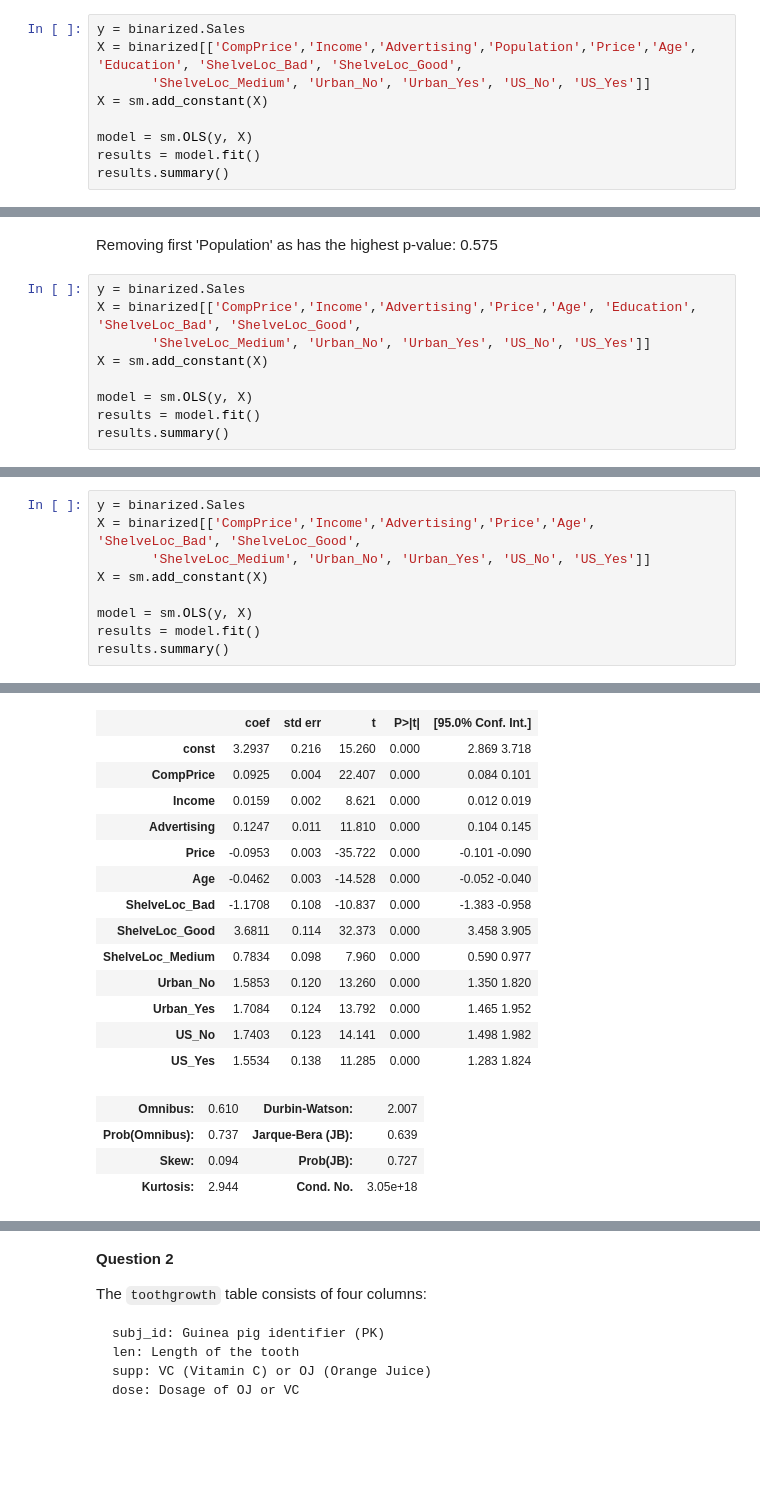
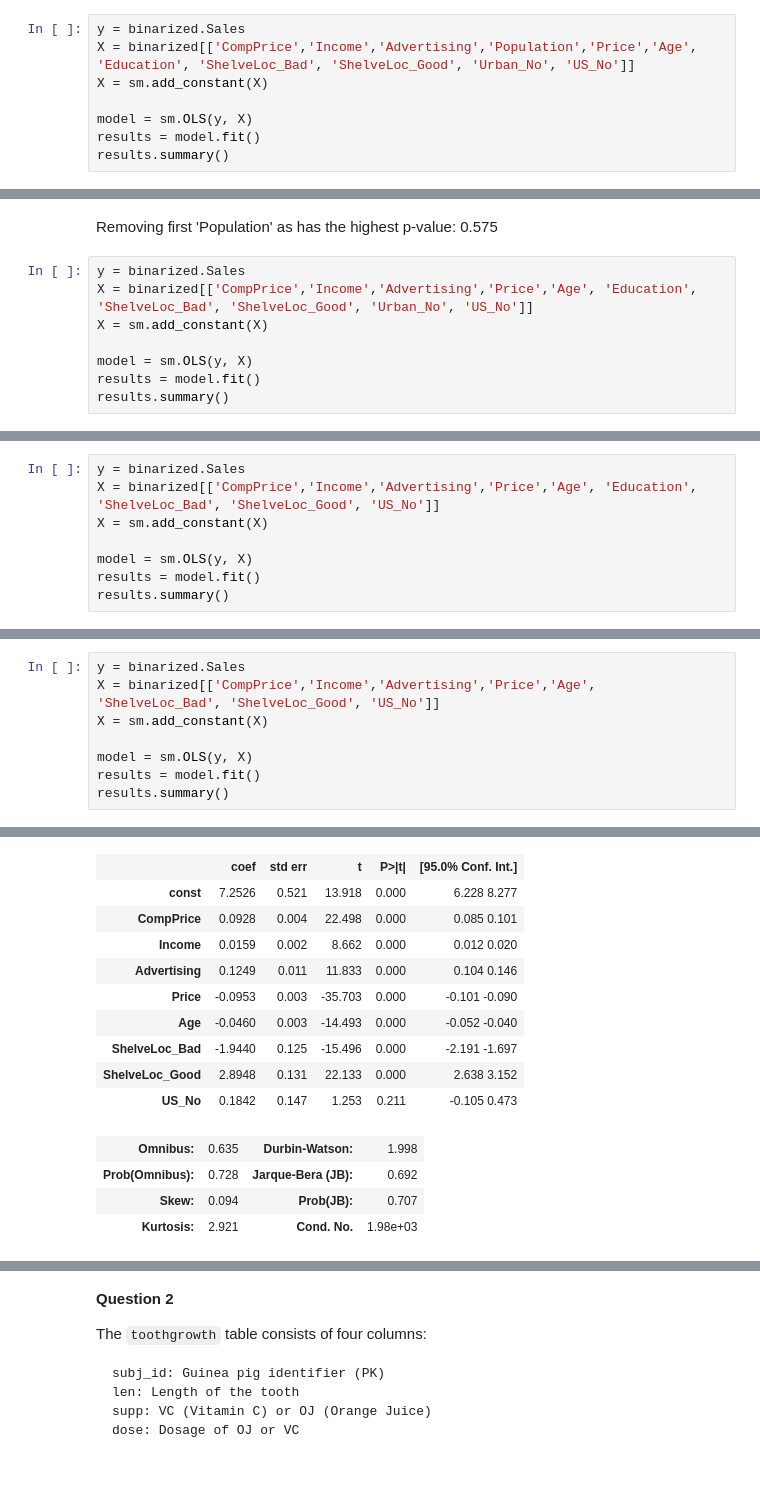
Before and after one commit to carlespoles/DSCI6002-student, a Jupyter notebook: week6/6-3_MultReg2/DSCI6002-6.3-Lab-ChristiaanFulton_CarlesPolesMielgo.ipynb, the cells around one changed output, grey strips where cells are left out. Saved outputs shown, nothing was run; the diff lists cells and outputs as text; blank space fills up the shorter version.

```diff
--- a/week6/6-3_MultReg2/DSCI6002-6.3-Lab-ChristiaanFulton_CarlesPolesMielgo.ipynb
+++ b/week6/6-3_MultReg2/DSCI6002-6.3-Lab-ChristiaanFulton_CarlesPolesMielgo.ipynb
@@ -137,8 +180,7 @@ Index(['Sales', 'CompPrice', 'Income', 'Advertising', 'Population', 'Price',
 #### 4
 # %%
 y = binarized.Sales
-X = binarized[['CompPrice','Income','Advertising','Population','Price','Age', 'Education', 'ShelveLoc_Bad', 'ShelveLoc_Good',
-       'ShelveLoc_Medium', 'Urban_No', 'Urban_Yes', 'US_No', 'US_Yes']]
+X = binarized[['CompPrice','Income','Advertising','Population','Price','Age', 'Education', 'ShelveLoc_Bad', 'ShelveLoc_Good', 'Urban_No', 'US_No']]
 X = sm.add_constant(X)
 
 model = sm.OLS(y, X)
@@ -185,8 +252,7 @@ OLS Regression Results
 Removing first 'Population' as has the highest p-value: 0.575
 # %%
 y = binarized.Sales
-X = binarized[['CompPrice','Income','Advertising','Price','Age', 'Education', 'ShelveLoc_Bad', 'ShelveLoc_Good',
-       'ShelveLoc_Medium', 'Urban_No', 'Urban_Yes', 'US_No', 'US_Yes']]
+X = binarized[['CompPrice','Income','Advertising','Price','Age', 'Education', 'ShelveLoc_Bad', 'ShelveLoc_Good', 'Urban_No', 'US_No']]
 X = sm.add_constant(X)
 
 model = sm.OLS(y, X)
@@ -224,0 +290,8 @@ OLS Regression Results
+# %%
+y = binarized.Sales
+X = binarized[['CompPrice','Income','Advertising','Price','Age', 'Education', 'ShelveLoc_Bad', 'ShelveLoc_Good', 'US_No']]
+X = sm.add_constant(X)
+
+model = sm.OLS(y, X)
+results = model.fit()
+results.summary()
@@ -227,7 +326,6 @@ Removing 'Education' as it has a p-value of 0.253.
 # %%
 y = binarized.Sales
-X = binarized[['CompPrice','Income','Advertising','Price','Age', 'ShelveLoc_Bad', 'ShelveLoc_Good',
-       'ShelveLoc_Medium', 'Urban_No', 'Urban_Yes', 'US_No', 'US_Yes']]
+X = binarized[['CompPrice','Income','Advertising','Price','Age', 'ShelveLoc_Bad', 'ShelveLoc_Good', 'US_No']]
 X = sm.add_constant(X)
 
 model = sm.OLS(y, X)
@@ -246,19 +344,15 @@ OLS Regression Results
 | Covariance Type: | nonrobust |  |  |
 |  | coef | std err | t | P>|t| | [95.0% Conf. Int.] |
-| const | 3.2937 | 0.216 | 15.260 | 0.000 | 2.869 3.718 |
-| CompPrice | 0.0925 | 0.004 | 22.407 | 0.000 | 0.084 0.101 |
-| Income | 0.0159 | 0.002 | 8.621 | 0.000 | 0.012 0.019 |
-| Advertising | 0.1247 | 0.011 | 11.810 | 0.000 | 0.104 0.145 |
-| Price | -0.0953 | 0.003 | -35.722 | 0.000 | -0.101 -0.090 |
-| Age | -0.0462 | 0.003 | -14.528 | 0.000 | -0.052 -0.040 |
-| ShelveLoc_Bad | -1.1708 | 0.108 | -10.837 | 0.000 | -1.383 -0.958 |
-| ShelveLoc_Good | 3.6811 | 0.114 | 32.373 | 0.000 | 3.458 3.905 |
-| ShelveLoc_Medium | 0.7834 | 0.098 | 7.960 | 0.000 | 0.590 0.977 |
-| Urban_No | 1.5853 | 0.120 | 13.260 | 0.000 | 1.350 1.820 |
-| Urban_Yes | 1.7084 | 0.124 | 13.792 | 0.000 | 1.465 1.952 |
-| US_No | 1.7403 | 0.123 | 14.141 | 0.000 | 1.498 1.982 |
-| US_Yes | 1.5534 | 0.138 | 11.285 | 0.000 | 1.283 1.824 |
+| const | 7.2526 | 0.521 | 13.918 | 0.000 | 6.228 8.277 |
+| CompPrice | 0.0928 | 0.004 | 22.498 | 0.000 | 0.085 0.101 |
+| Income | 0.0159 | 0.002 | 8.662 | 0.000 | 0.012 0.020 |
+| Advertising | 0.1249 | 0.011 | 11.833 | 0.000 | 0.104 0.146 |
+| Price | -0.0953 | 0.003 | -35.703 | 0.000 | -0.101 -0.090 |
+| Age | -0.0460 | 0.003 | -14.493 | 0.000 | -0.052 -0.040 |
+| ShelveLoc_Bad | -1.9440 | 0.125 | -15.496 | 0.000 | -2.191 -1.697 |
+| ShelveLoc_Good | 2.8948 | 0.131 | 22.133 | 0.000 | 2.638 3.152 |
+| US_No | 0.1842 | 0.147 | 1.253 | 0.211 | -0.105 0.473 |
-| Omnibus: | 0.610 | Durbin-Watson: | 2.007 |
-| Prob(Omnibus): | 0.737 | Jarque-Bera (JB): | 0.639 |
-| Skew: | 0.094 | Prob(JB): | 0.727 |
-| Kurtosis: | 2.944 | Cond. No. | 3.05e+18 |
+| Omnibus: | 0.635 | Durbin-Watson: | 1.998 |
+| Prob(Omnibus): | 0.728 | Jarque-Bera (JB): | 0.692 |
+| Skew: | 0.094 | Prob(JB): | 0.707 |
+| Kurtosis: | 2.921 | Cond. No. | 1.98e+03 |
```
Also changed, not shown: parts of 25 cells of this notebook.
